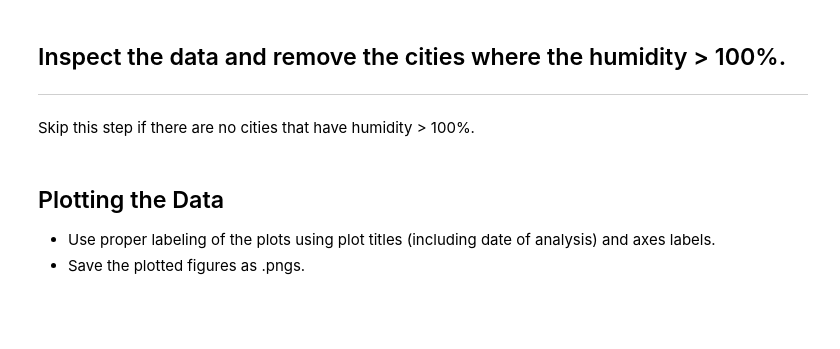
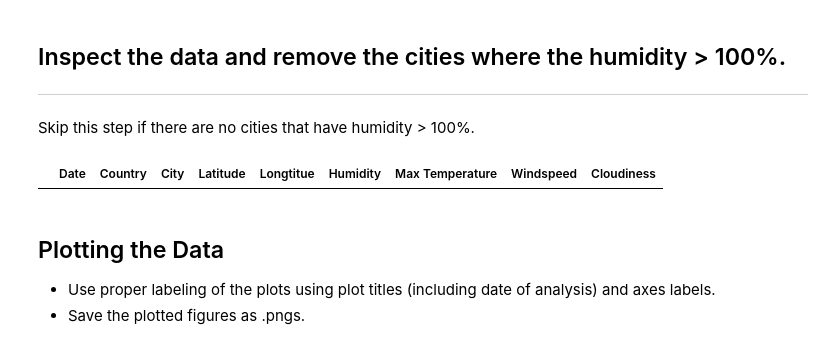
Before and after one commit to ismahanadan/What-is-the-Weather-Like-Python-API, a Jupyter notebook: What's the Weather Like-Python API/Instructions/starter_code/WeatherPy.ipynb, the cells around one changed output. Cells and saved outputs as stored; diff of their text form; code cells hidden in the pictures; blank space fills up the shorter version.

Commit message:
checked for humidity over 100% and plotted lat vs temp

```diff
--- a/What's the Weather Like-Python API/Instructions/starter_code/WeatherPy.ipynb
+++ b/What's the Weather Like-Python API/Instructions/starter_code/WeatherPy.ipynb
@@ -211,6 +198,11 @@ w
 ## Inspect the data and remove the cities where the humidity > 100%.
 ----
 Skip this step if there are no cities that have humidity > 100%.
+# %%
+high_humidity_check = weather_data[weather_data["Humidity"] > 100]
+high_humidity_check
+# %% [output]
+|  | Date | Country | City | Latitude | Longtitue | Humidity | Max Temperature | Windspeed | Cloudiness |
 # %%
 #  Get the indices of cities that have humidity over 100%.
 # %%
```
Also changed, not shown: parts of 6 cells of this notebook, 2 other files.
